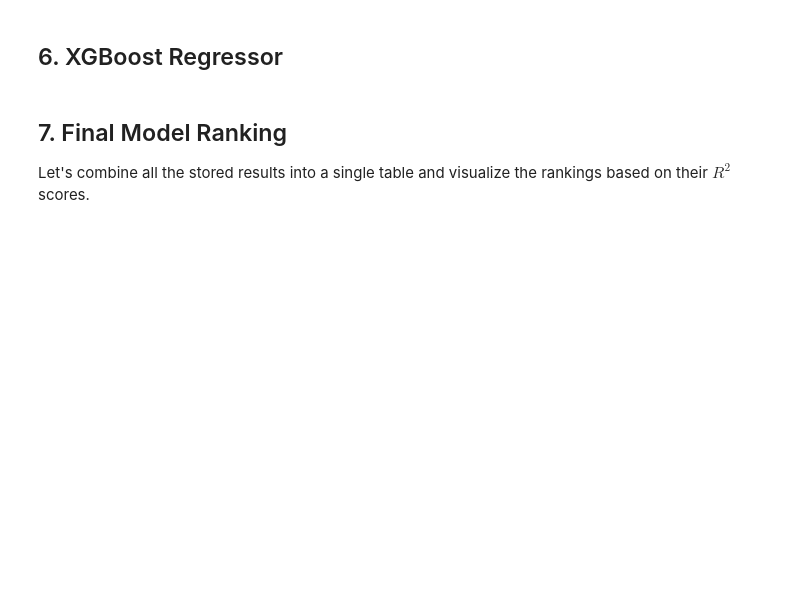
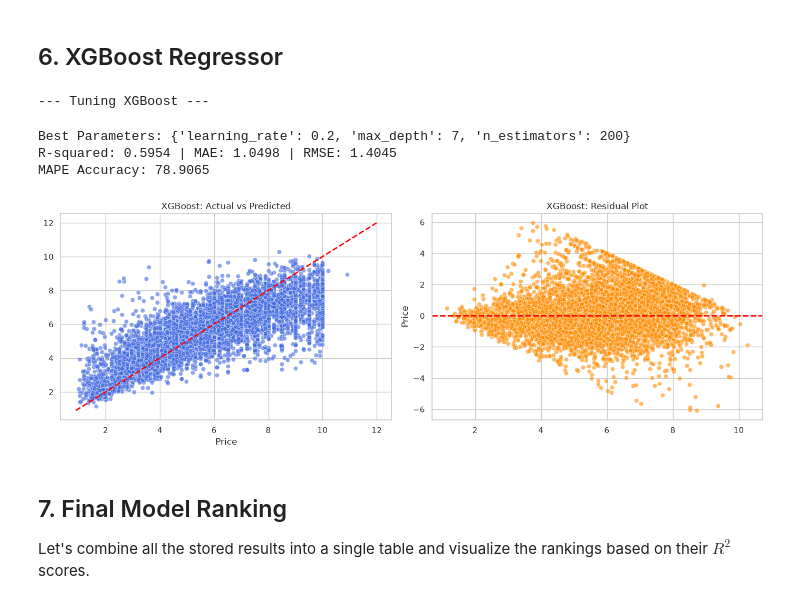
Before and after one commit to Nitditto/Intelligent_system, a Jupyter notebook: assignment_02/Training.ipynb, the cells around one changed output. Saved outputs shown, nothing was run; the diff lists cells and outputs as text; code cells hidden in the pictures; blank space fills up the shorter version.

```diff
--- a/assignment_02/Training.ipynb
+++ b/assignment_02/Training.ipynb
@@ -333,34 +410,45 @@ grid_xgb.fit(X_train_scaled, y_train_log)
 print(f"Best Parameters: {grid_xgb.best_params_}")
 best_xgb = grid_xgb.best_estimator_
 
 # Predict and Inverse Transform
 y_pred_log = best_xgb.predict(X_test_scaled)
 y_pred = np.expm1(y_pred_log)
 y_te = np.expm1(y_test_log)
 
 # Calculate Metrics
 r2 = r2_score(y_te, y_pred)
 mae = mean_absolute_error(y_te, y_pred)
 rmse = np.sqrt(mean_squared_error(y_te, y_pred))
 
 print(f"R-squared: {r2:.4f} | MAE: {mae:.4f} | RMSE: {rmse:.4f}")
-model_results.append({'Model': 'XGBoost', 'R-squared': r2, 'MAE': mae, 'RMSE': rmse})
+
+# 100 - MAPE Accuracy (%)
+mape = mean_absolute_percentage_error(y_te, y_pred)
+accuracy_mape = max(0, (1 - mape) * 100)
+print(f"MAPE Accuracy: {accuracy_mape:.4f}")
+model_results.append({'Model': 'XGBoost', 'R-squared': r2, 'MAE': mae, 'RMSE': rmse, 'MAPE Accuracy': accuracy_mape})
 
 # Plotting
 fig, axes = plt.subplots(1, 2, figsize=(14, 5))
 min_val, max_val = y_te.min() * 0.9, y_te.max() * 1.1
 
 sns.scatterplot(x=y_te, y=y_pred, alpha=0.6, color='royalblue', ax=axes[0])
 axes[0].plot([min_val, max_val], [min_val, max_val], color='red', linestyle='--', linewidth=2)
 axes[0].set_title("XGBoost: Actual vs Predicted")
 
 residuals = y_te - y_pred
 sns.scatterplot(x=y_pred, y=residuals, alpha=0.6, color='darkorange', ax=axes[1])
 axes[1].axhline(y=0, color='red', linestyle='--', linewidth=2)
 axes[1].set_title("XGBoost: Residual Plot")
 
 plt.tight_layout()
 plt.show()
+# %% [output]
+--- Tuning XGBoost ---
+Best Parameters: {'learning_rate': 0.2, 'max_depth': 7, 'n_estimators': 200}
+R-squared: 0.5954 | MAE: 1.0498 | RMSE: 1.4045
+MAPE Accuracy: 78.9065
+[figure, added]
 # %% [markdown]
 ## 7. Final Model Ranking
 Let's combine all the stored results into a single table and visualize the rankings based on their $R^2$ scores.
```
Also changed, not shown: parts of 7 cells of this notebook.
